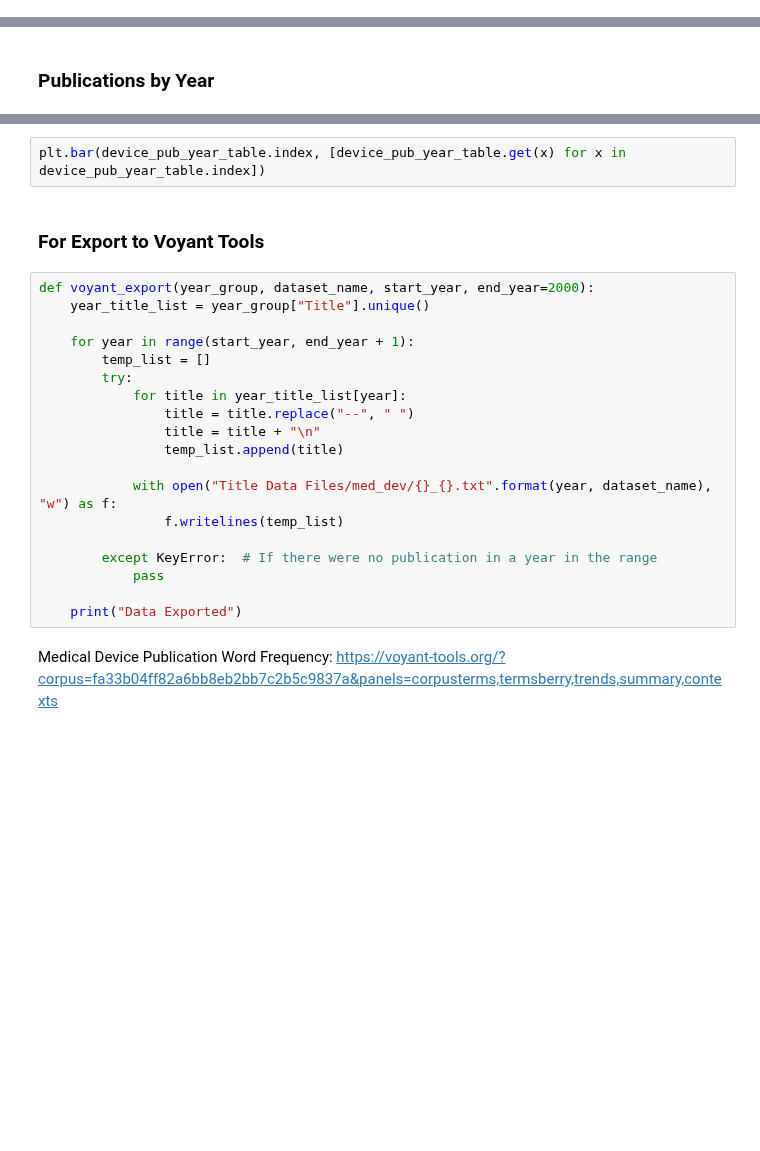
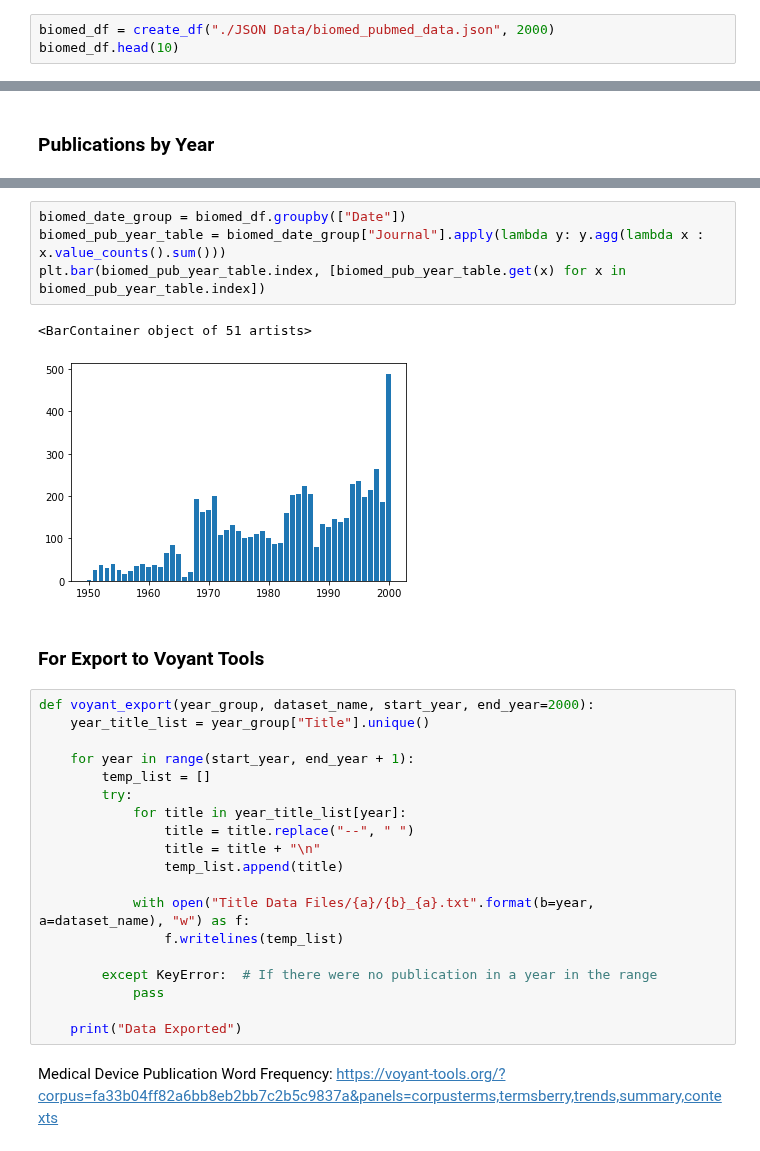
Before and after one commit to BriceB-20/Medical-Device-Project, a Jupyter notebook: Medical Device Data Analysis.ipynb, the cells around one changed output, grey strips where cells are left out. Cells and saved outputs as stored; diff of their text form; blank space fills up the shorter version.

Commit message:
Biomed Query

```diff
--- a/Medical Device Data Analysis.ipynb
+++ b/Medical Device Data Analysis.ipynb
@@ -131,0 +151,3 @@ device_df.head(10)
+# %%
+biomed_df = create_df("./JSON Data/biomed_pubmed_data.json", 2000)
+biomed_df.head(10)
@@ -138,5 +175,10 @@ device_pub_year_table = device_date_group["Journal"].apply(lambda y: y.agg(lambd
-# %%
-plt.bar(device_pub_year_table.index, [device_pub_year_table.get(x) for x in device_pub_year_table.index])
+# %%
+biomed_date_group = biomed_df.groupby(["Date"])
+biomed_pub_year_table = biomed_date_group["Journal"].apply(lambda y: y.agg(lambda x : x.value_counts().sum()))
+plt.bar(biomed_pub_year_table.index, [biomed_pub_year_table.get(x) for x in biomed_pub_year_table.index])
+# %% [output]
+<BarContainer object of 51 artists>
+[figure, added]
 # %% [markdown]
 ### For Export to Voyant Tools
 # %%
@@ -151,7 +193,7 @@ def voyant_export(year_group, dataset_name, start_year, end_year=2000):
                 title = title + "\n"
                 temp_list.append(title)
 
-            with open("Title Data Files/med_dev/{}_{}.txt".format(year, dataset_name), "w") as f:
+            with open("Title Data Files/{a}/{b}_{a}.txt".format(b=year, a=dataset_name), "w") as f:
                 f.writelines(temp_list)
 
         except KeyError:  # If there were no publication in a year in the range
```
Also changed, not shown: parts of 10 cells of this notebook, 5 other files.
